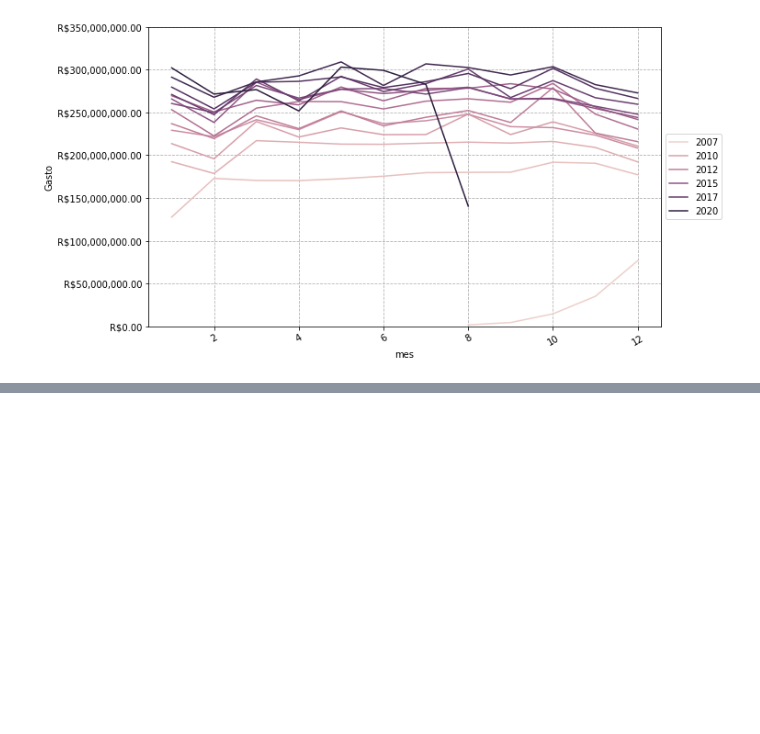
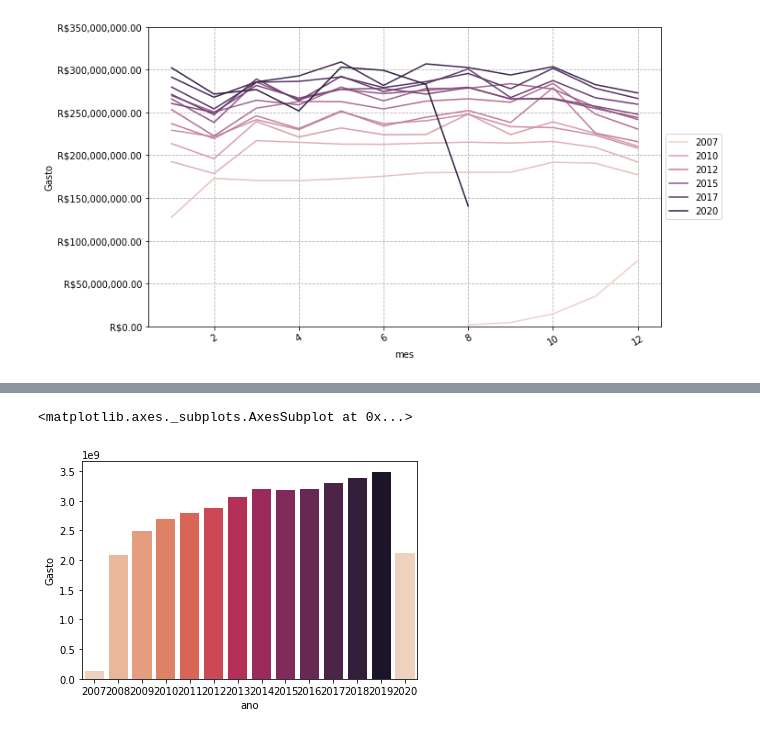
Before and after one commit to Kensawa94/Portifolio-Alura, a Jupyter notebook: Diário/Módulo 2/Atividade - 6/Atividade - 6.ipynb, the cells around one changed output, grey strips where cells are left out. Cells and saved outputs as stored; diff of their text form; code cells hidden in the pictures; blank space fills up the shorter version.

```diff
--- a/Diário/Módulo 2/Atividade - 6/Atividade - 6.ipynb
+++ b/Diário/Módulo 2/Atividade - 6/Atividade - 6.ipynb
@@ -682,0 +787,2 @@ plt.show()
+# %%
+Gasto_Ano_SP = Estado_analisar.groupby('ano').agg({'Gasto':'sum'})
@@ -682,0 +808,5 @@ plt.show()
+# %%
+sns.barplot(data = Gasto_Ano_SP,x =Gasto_Ano_SP.index, y = 'Gasto', palette = sns.color_palette('rocket_r', 13))
+# %% [output]
+<matplotlib.axes._subplots.AxesSubplot at 0x...>
+[figure, added]
```
Also changed, not shown: parts of 18 cells of this notebook.
